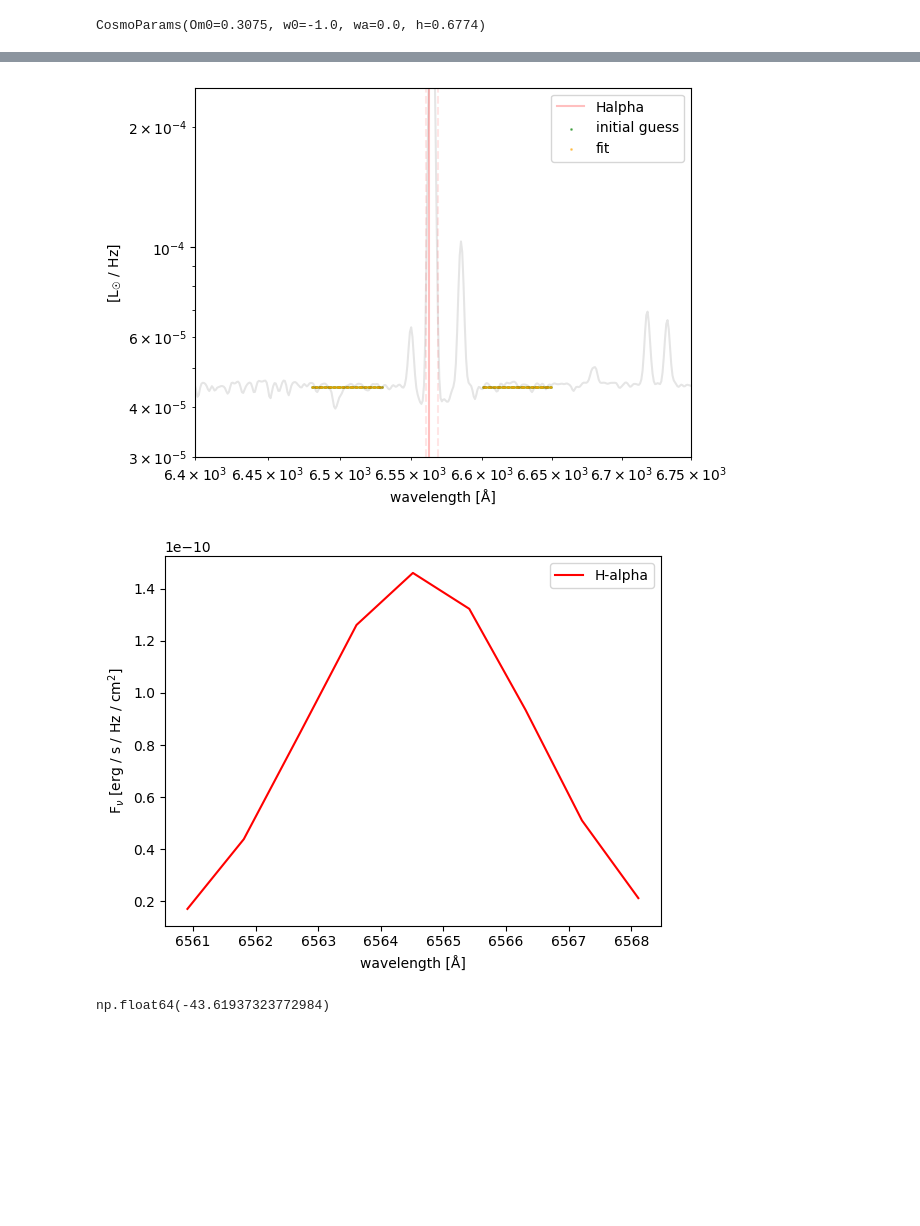
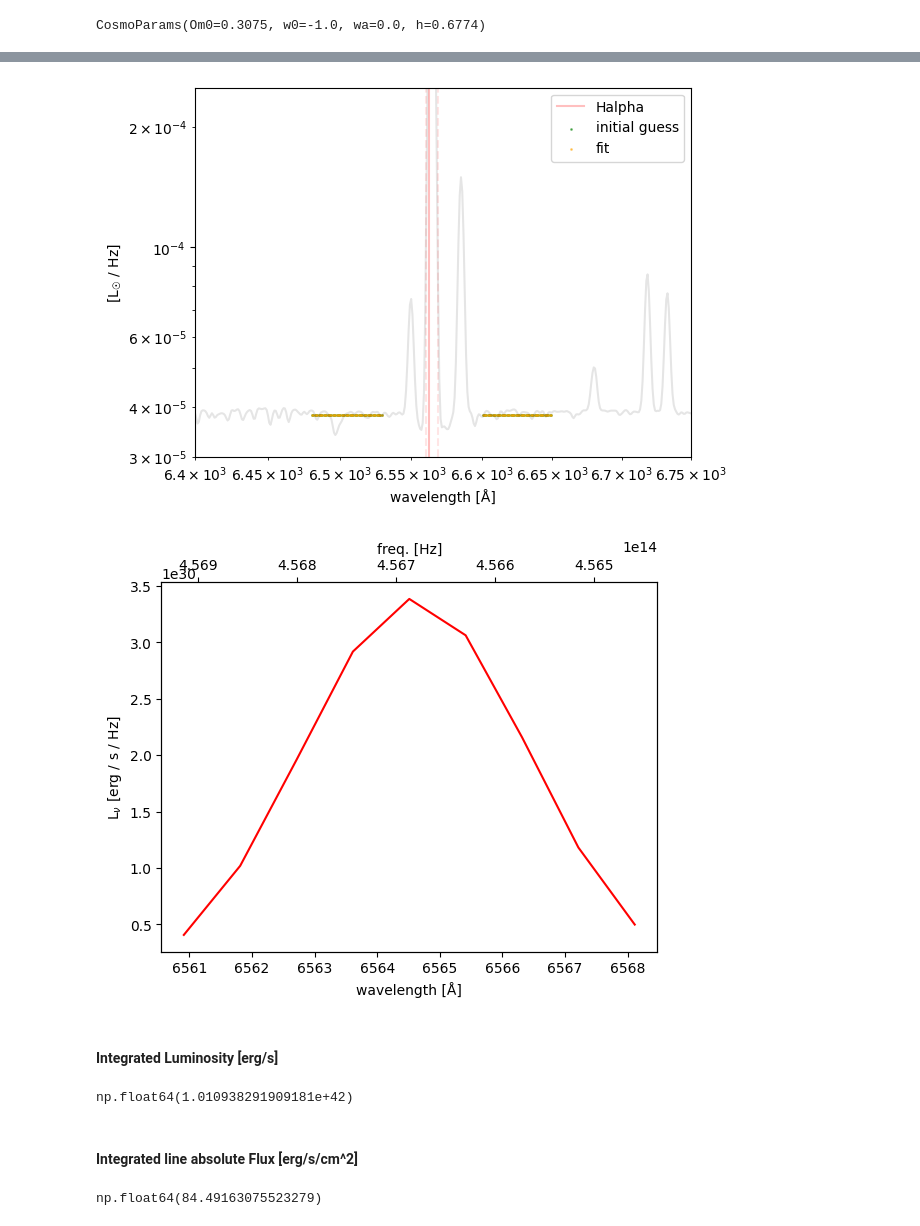
Before and after one commit to zaidikumail/diff_warmup, a Jupyter notebook: dsps_emission_line_flux.ipynb, the cells around one changed output, grey strips where cells are left out. Saved outputs shown, nothing was run; the diff lists cells and outputs as text; code cells hidden in the pictures; blank space fills up the shorter version.

Commit message:
calculates integrated L [erg/s]

```diff
--- a/dsps_emission_line_flux.ipynb
+++ b/dsps_emission_line_flux.ipynb
@@ -40,9 +44,10 @@ ssp_flux.shape = (12, 107, 5994)
 # %%
 gal_t_table = np.linspace(0.05, 13.8, 100) # age of the universe in Gyr
-gal_sfr_table = np.random.uniform(0, 10, gal_t_table.size) # SFR in Msun/yr
+#gal_sfr_table = np.random.uniform(0, 10, gal_t_table.size) # SFR in Msun/yr
+gal_sfr_table = np.ones(gal_t_table.size) * np.random.uniform(0, 10)
 
 gal_lgmet = -2.0 # log10(Z)
-gal_lgmet_scatter = 0.2 # lognormal scatter in the metallicity distribution function
+gal_lgmet_scatter = 0. # lognormal scatter in the metallicity distribution function
 # %%
 print(DEFAULT_COSMOLOGY)
 
@@ -123,18 +127,36 @@ __=ax.set_ylabel('[L$_{\u2609}$ / Hz]')
 plt.legend()
 plt.show()
 # %% [output]
-[figure, old version]
+[figure, new version]
+# %%
+line_freq_Hz = const.c.value / (sed_dict["line_wave"]*1e-10)
 # %%
-plt.plot(sed_dict["line_wave"], sed_dict["line_rest_sed_Fnu"], c='r',
+plt.plot(sed_dict["line_wave"], sed_dict["line_rest_sed_Lnu"], c='r',
          label='H-alpha')
+plt.xlabel('wavelength [\u212b]')
+plt.ylabel('L$_{\u03bd}$ [erg / s / Hz]')
 
-plt.xlabel('wavelength [\u212b]')
-plt.ylabel('F$_{\u03bd}$ [erg / s / Hz / cm$^{2}$]')
-plt.legend()
+ax = plt.gca()
+ax2 = ax.twiny()
+ax2.set_xlim(line_freq_Hz.max(), line_freq_Hz.min())
+
+ax2.set_xlabel('freq. [Hz]')
+
+
+
+
 plt.show()
 # %% [output]
-[figure, old version]
+[figure, new version]
+# %% [markdown]
+#### Integrated Luminosity [erg/s]
+# %%
+sed_dict["integrated_line_rest_L"] #[erg/s]
+# %% [output]
+np.float64(1.010938291909181e+42)
+# %% [markdown]
+#### Integrated line absolute Flux [erg/s/cm^2]
 # %%
-sed_dict["integrated_line_rest_F"]
+sed_dict["integrated_line_rest_F"] #[erg/s/cm^2]
 # %% [output]
-np.float64(-43.61937323772984)
+np.float64(84.49163075523279)
```
Also changed, not shown: parts of 6 cells of this notebook, 1 other file.
